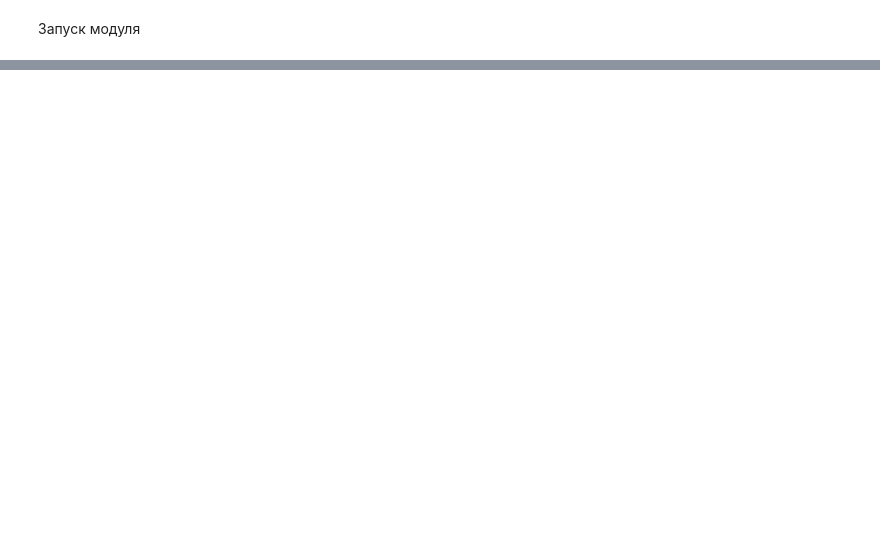
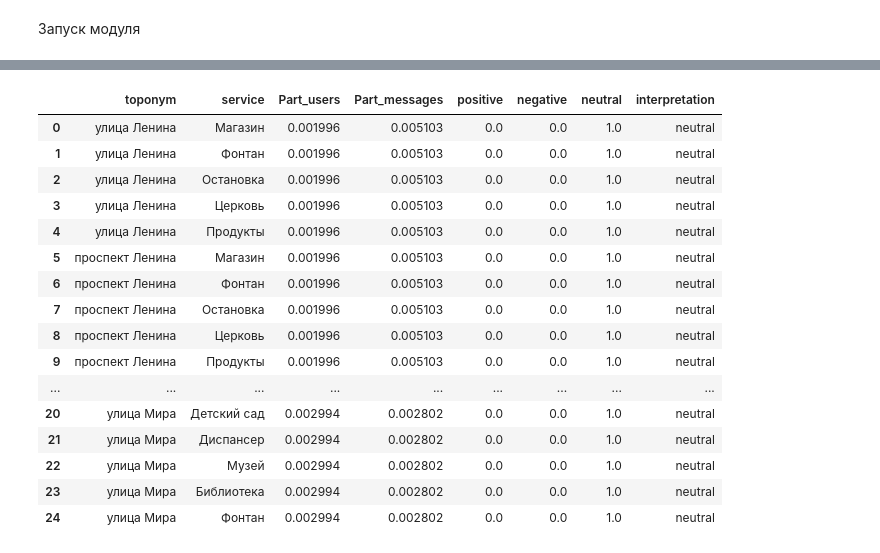
Before and after one commit to Sandrro/sloyka, a Jupyter notebook: examples/city_services_example.ipynb, the cells around one changed output, grey strips where cells are left out. Cells and saved outputs as stored; diff of their text form; code cells hidden in the pictures; blank space fills up the shorter version.

Commit message:
finished_risks

```diff
--- a/examples/city_services_example.ipynb
+++ b/examples/city_services_example.ipynb
@@ -77,3 +94,25 @@ display(result[result['City_services_extraced'].astype(bool)])
 | 193 | 193 | 2022.10.27 12:54 | [id273750534|Юлия Осипова], здрав... | [метро] | [Метро] |
 | 194 | 194 | 2022.10.28 09:13 | [club187956888|Комитет по транспо... | [Лесной, остановке] | [Лес, Остановка] |
 | 199 | 199 | 2022.10.18 19:24 | Искренне благодарю за участие в р... | [Фонтанке] | [Фонтан] |
+# %%
+risks = pd.read_feather(r'C:\Projects\ITMO\sloyka\sloyka\sample_data\regional_activity.feather')
+# %%
+risks
+# %% [output]
+|  | toponym | service | Part_users | Part_messages | positive | negative | neutral | interpretation |
+| 0 | улица Ленина | Магазин | 0.001996 | 0.005103 | 0.0 | 0.0 | 1.0 | neutral |
+| 1 | улица Ленина | Фонтан | 0.001996 | 0.005103 | 0.0 | 0.0 | 1.0 | neutral |
+| 2 | улица Ленина | Остановка | 0.001996 | 0.005103 | 0.0 | 0.0 | 1.0 | neutral |
+| 3 | улица Ленина | Церковь | 0.001996 | 0.005103 | 0.0 | 0.0 | 1.0 | neutral |
+| 4 | улица Ленина | Продукты | 0.001996 | 0.005103 | 0.0 | 0.0 | 1.0 | neutral |
+| 5 | проспект Ленина | Магазин | 0.001996 | 0.005103 | 0.0 | 0.0 | 1.0 | neutral |
+| 6 | проспект Ленина | Фонтан | 0.001996 | 0.005103 | 0.0 | 0.0 | 1.0 | neutral |
+| 7 | проспект Ленина | Остановка | 0.001996 | 0.005103 | 0.0 | 0.0 | 1.0 | neutral |
+| 8 | проспект Ленина | Церковь | 0.001996 | 0.005103 | 0.0 | 0.0 | 1.0 | neutral |
+| 9 | проспект Ленина | Продукты | 0.001996 | 0.005103 | 0.0 | 0.0 | 1.0 | neutral |
+| ... | ... | ... | ... | ... | ... | ... | ... | ... |
+| 20 | улица Мира | Детский сад | 0.002994 | 0.002802 | 0.0 | 0.0 | 1.0 | neutral |
+| 21 | улица Мира | Диспансер | 0.002994 | 0.002802 | 0.0 | 0.0 | 1.0 | neutral |
+| 22 | улица Мира | Музей | 0.002994 | 0.002802 | 0.0 | 0.0 | 1.0 | neutral |
+| 23 | улица Мира | Библиотека | 0.002994 | 0.002802 | 0.0 | 0.0 | 1.0 | neutral |
+| 24 | улица Мира | Фонтан | 0.002994 | 0.002802 | 0.0 | 0.0 | 1.0 | neutral |
```
Also changed, not shown: parts of 8 cells of this notebook, 4 other files.
